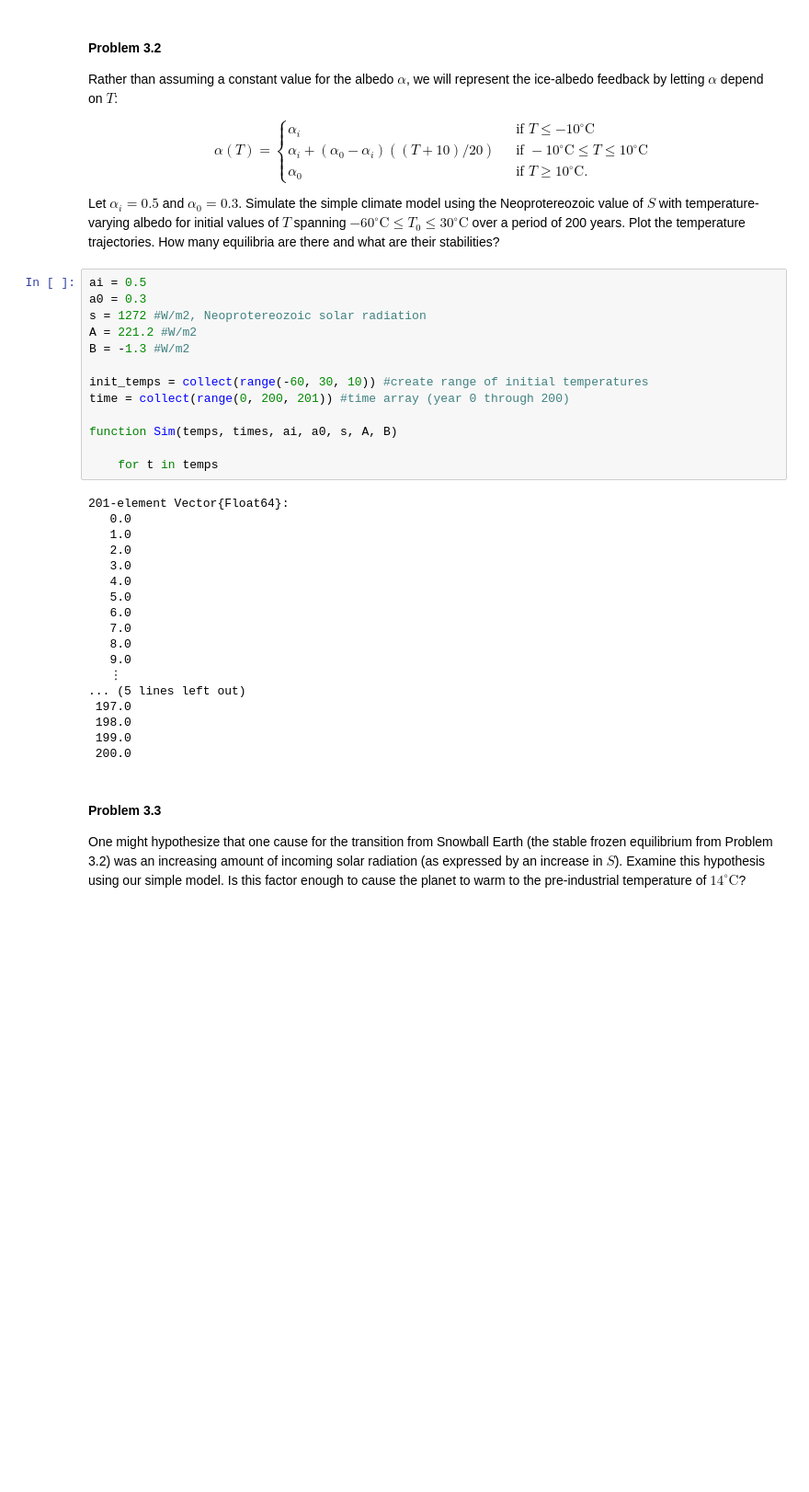
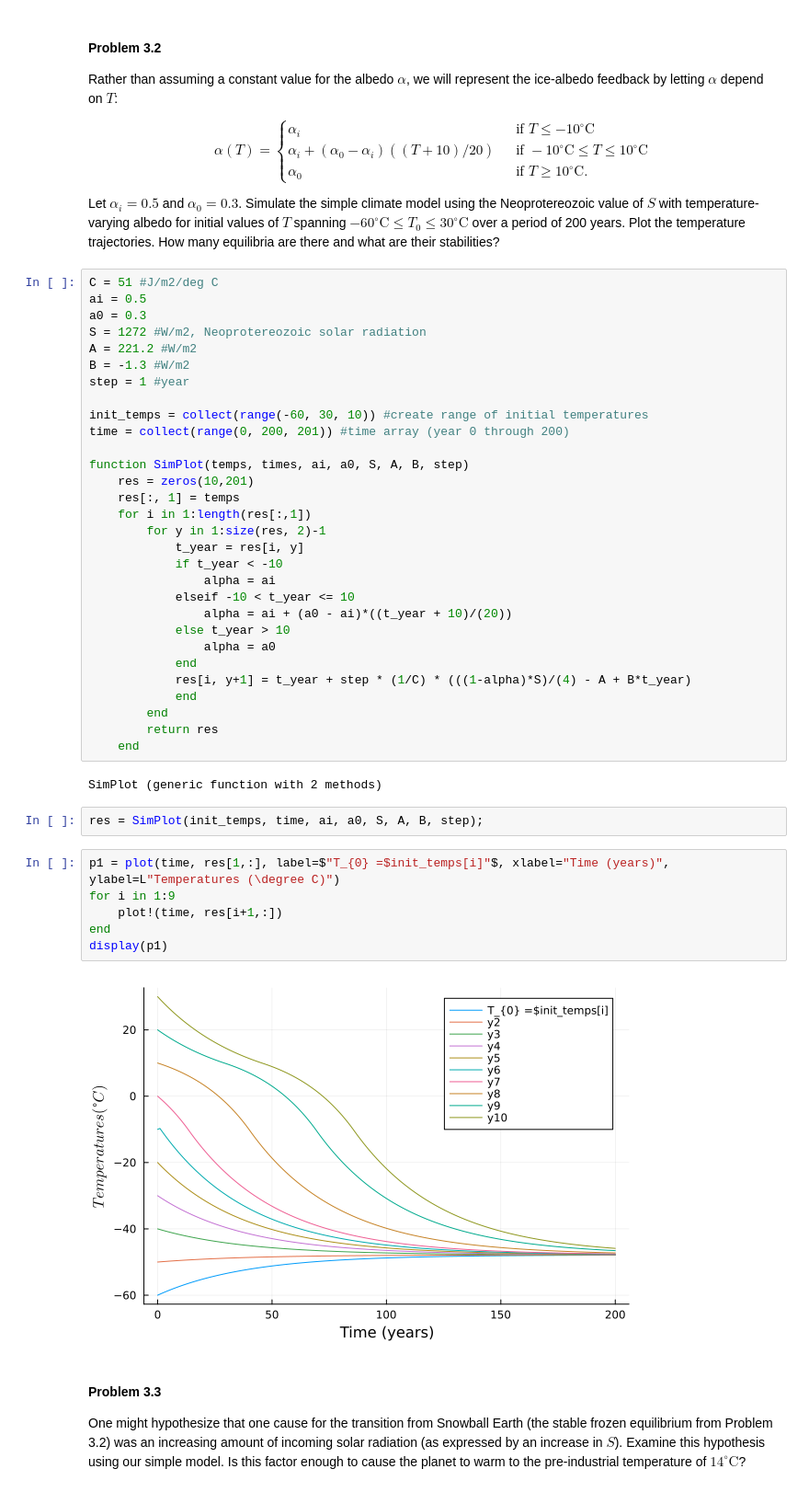
Before and after one commit to BEE4750-FA25/hw2-adrian, a Jupyter notebook: hw02.ipynb, the cells around one changed output. Shown at 92% size. Saved outputs shown, nothing was run; the diff lists cells and outputs as text; blank space fills up the shorter version.

```diff
--- a/hw02.ipynb
+++ b/hw02.ipynb
@@ -235,36 +216,47 @@ $-60^\circ\text{C} \leq T_0 \leq 30^\circ\text{C}$ over a period of 200
 years. Plot the temperature trajectories. How many equilibria are there
 and what are their stabilities?
 # %%
+C = 51 #J/m2/deg C
 ai = 0.5
 a0 = 0.3
-s = 1272 #W/m2, Neoprotereozoic solar radiation
+S = 1272 #W/m2, Neoprotereozoic solar radiation
 A = 221.2 #W/m2
 B = -1.3 #W/m2
+step = 1 #year
 
 init_temps = collect(range(-60, 30, 10)) #create range of initial temperatures
 time = collect(range(0, 200, 201)) #time array (year 0 through 200)
 
-function Sim(temps, times, ai, a0, s, A, B)
-
-    for t in temps
+function SimPlot(temps, times, ai, a0, S, A, B, step)
+    res = zeros(10,201)
+    res[:, 1] = temps
+    for i in 1:length(res[:,1])
+        for y in 1:size(res, 2)-1
+            t_year = res[i, y]
+            if t_year < -10
+                alpha = ai
+            elseif -10 < t_year <= 10
+                alpha = ai + (a0 - ai)*((t_year + 10)/(20))
+            else t_year > 10
+                alpha = a0
+            end
+            res[i, y+1] = t_year + step * (1/C) * (((1-alpha)*S)/(4) - A + B*t_year)
+            end
+        end
+        return res
+    end
 # %% [output]
-201-element Vector{Float64}:
-   0.0
-   1.0
-   2.0
-   3.0
-   4.0
-   5.0
-   6.0
-   7.0
-   8.0
-   9.0
-   ⋮
-... (5 lines left out)
- 197.0
- 198.0
- 199.0
- 200.0
+SimPlot (generic function with 2 methods)
+# %%
+res = SimPlot(init_temps, time, ai, a0, S, A, B, step);
+# %%
+p1 = plot(time, res[1,:], label=$"T_{0} =$init_temps[i]"$, xlabel="Time (years)", ylabel=L"Temperatures (\degree C)")
+for i in 1:9
+    plot!(time, res[i+1,:])
+end
+display(p1)
+# %% [output]
+[figure, added]
 # %% [markdown]
 #### Problem 3.3
 
```
Also changed, not shown: parts of 8 cells of this notebook, 2 other files.
